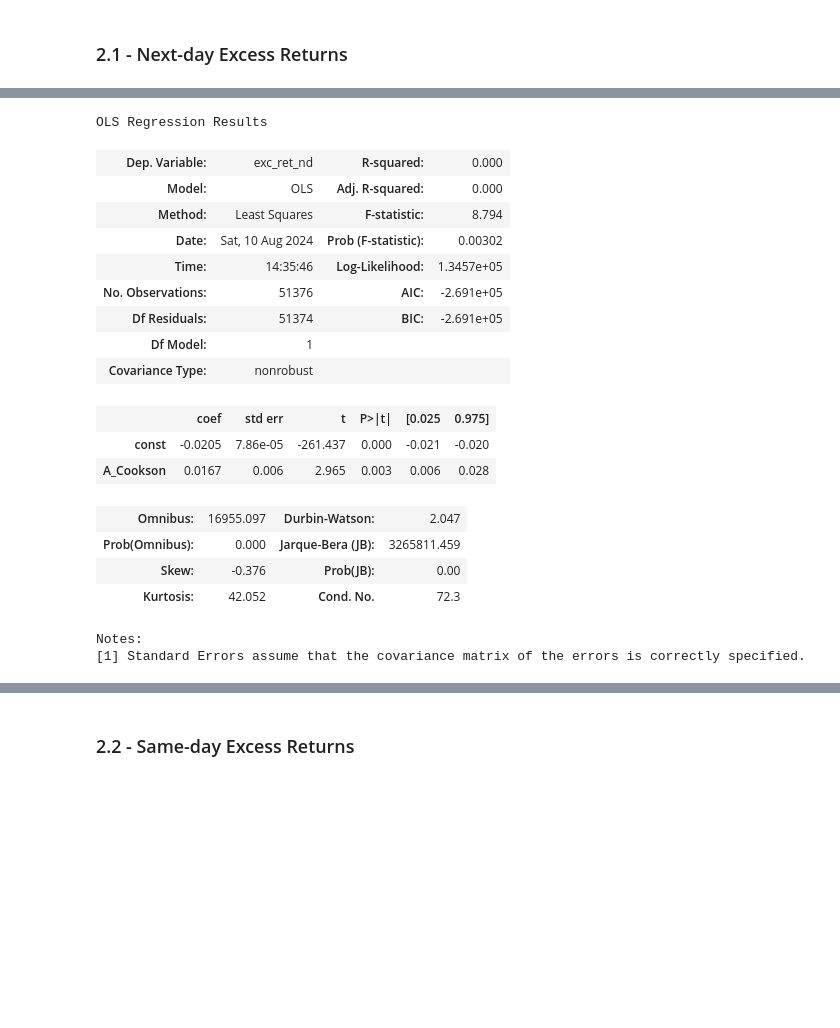
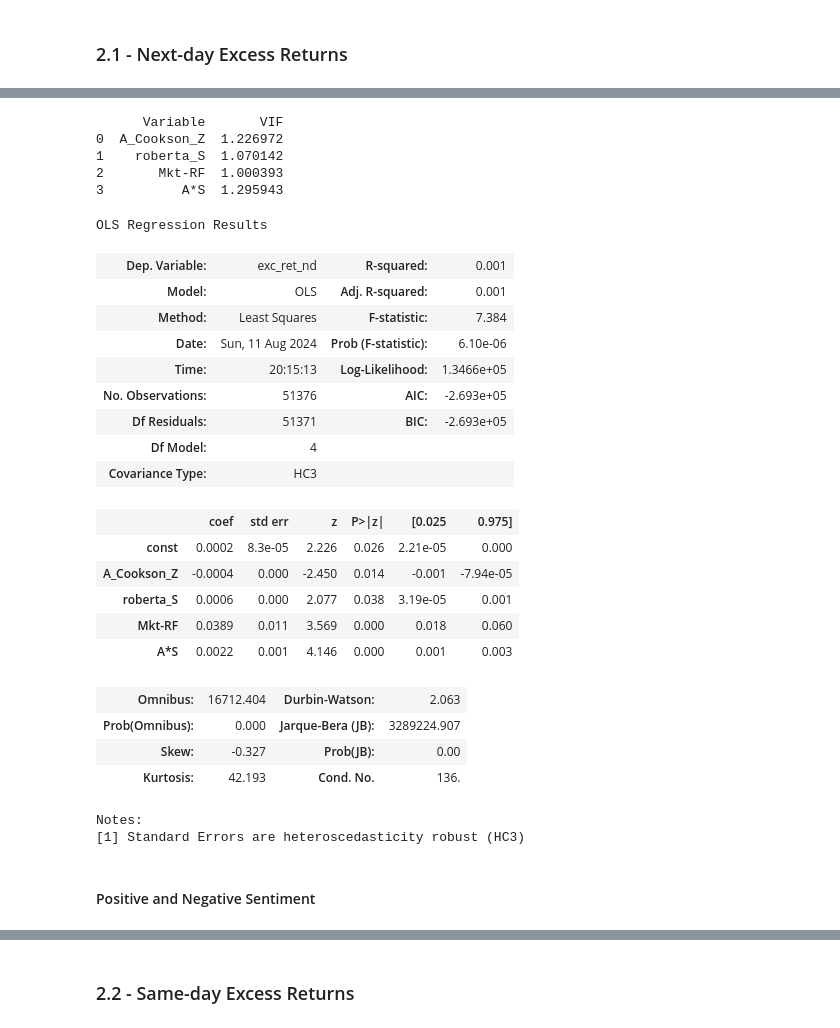
Before and after one commit to Berga20/Code_MSc_Thesis, a Jupyter notebook: Analysis.ipynb, the cells around one changed output, grey strips where cells are left out. Drawn from its saved outputs; the diff is of its cells as text; code cells hidden in the pictures; blank space fills up the shorter version.

Commit message:
Models In this phase:
1) Linear Regression models were defined, both with next-day and same-day excess returns as dependent variable

2) Factor construntion and portfolio sorts analysis.

```diff
--- a/Analysis.ipynb
+++ b/Analysis.ipynb
@@ -529,0 +516,8 @@ research_data
+# %%
+col = ['roberta_neg', 'roberta_neu', 'roberta_pos', 'neg', 'neu', 'pos', 'compound', 'roberta_S', 'vader_S']
+for i in col:
+    research_data[i] = research_data[i].ffill()
+    research_data[i] = research_data[i].bfill()
+
+#print(research_data.isna().sum())
+research_data
@@ -533,0 +555,13 @@ research_data
+# %%
+def panel_standardize_var(df, variable):
+
+    summary_stats = df.groupby('ticker')[variable].agg(['mean', 'std']).reset_index()
+    summary_stats.columns = ['ticker', f'mean_{variable}', f'std_{variable}']
+
+    df = pd.merge(df, summary_stats, on='ticker')
+
+    df[f'{variable}_Z'] = (df[variable] - df[f'mean_{variable}']) / df[f'std_{variable}']
+
+    df = df.drop(columns=[f'mean_{variable}', f'std_{variable}'])
+
+    return df
@@ -533,0 +570,3 @@ research_data
+# %%
+regressions_data = research_data
+regressions_data = panel_standardize_var(regressions_data, 'A_Cookson')
@@ -533,0 +577,3 @@ research_data
+# %%
+X = regressions_data[['A_Cookson_Z', 'roberta_S', 'Mkt-RF']]
+X['A*S'] = X['A_Cookson_Z'] * X['roberta_S']
@@ -534,26 +586,38 @@ research_data
+# %%
+print(calculate_vif(X))
+# %% [output]
+      Variable       VIF
+0  A_Cookson_Z  1.226972
+1    roberta_S  1.070142
+2       Mkt-RF  1.000393
+3          A*S  1.295943
 # %%
-X = research_data['A_Cookson']
 X_ols = sm.add_constant(X)
-y_ndret = research_data['exc_ret_nd']
-m1 = sm.OLS(y_ndret, X_ols).fit()
+y_ndret = regressions_data['exc_ret_nd']
+m1 = sm.OLS(y_ndret, X_ols).fit(cov_type='HC3')
 m1.summary()
 # %% [output]
 OLS Regression Results
-| Dep. Variable: | exc_ret_nd | R-squared: | 0.000 |
-| Model: | OLS | Adj. R-squared: | 0.000 |
-| Method: | Least Squares | F-statistic: | 8.794 |
-| Date: | Sat, 10 Aug 2024 | Prob (F-statistic): | 0.00302 |
-| Time: | 14:35:46 | Log-Likelihood: | 1.3457e+05 |
-| No. Observations: | 51376 | AIC: | -2.691e+05 |
-| Df Residuals: | 51374 | BIC: | -2.691e+05 |
-| Df Model: | 1 |  |  |
-| Covariance Type: | nonrobust |  |  |
+| Dep. Variable: | exc_ret_nd | R-squared: | 0.001 |
+| Model: | OLS | Adj. R-squared: | 0.001 |
+| Method: | Least Squares | F-statistic: | 7.384 |
+| Date: | Sun, 11 Aug 2024 | Prob (F-statistic): | 6.10e-06 |
+| Time: | 20:15:13 | Log-Likelihood: | 1.3466e+05 |
+| No. Observations: | 51376 | AIC: | -2.693e+05 |
+| Df Residuals: | 51371 | BIC: | -2.693e+05 |
+| Df Model: | 4 |  |  |
+| Covariance Type: | HC3 |  |  |
-|  | coef | std err | t | P>|t| | [0.025 | 0.975] |
-| const | -0.0205 | 7.86e-05 | -261.437 | 0.000 | -0.021 | -0.020 |
-| A_Cookson | 0.0167 | 0.006 | 2.965 | 0.003 | 0.006 | 0.028 |
+|  | coef | std err | z | P>|z| | [0.025 | 0.975] |
+| const | 0.0002 | 8.3e-05 | 2.226 | 0.026 | 2.21e-05 | 0.000 |
+| A_Cookson_Z | -0.0004 | 0.000 | -2.450 | 0.014 | -0.001 | -7.94e-05 |
+| roberta_S | 0.0006 | 0.000 | 2.077 | 0.038 | 3.19e-05 | 0.001 |
+| Mkt-RF | 0.0389 | 0.011 | 3.569 | 0.000 | 0.018 | 0.060 |
+| A*S | 0.0022 | 0.001 | 4.146 | 0.000 | 0.001 | 0.003 |
-| Omnibus: | 16955.097 | Durbin-Watson: | 2.047 |
-| Prob(Omnibus): | 0.000 | Jarque-Bera (JB): | 3265811.459 |
-| Skew: | -0.376 | Prob(JB): | 0.00 |
-| Kurtosis: | 42.052 | Cond. No. | 72.3 |
+| Omnibus: | 16712.404 | Durbin-Watson: | 2.063 |
+| Prob(Omnibus): | 0.000 | Jarque-Bera (JB): | 3289224.907 |
+| Skew: | -0.327 | Prob(JB): | 0.00 |
+| Kurtosis: | 42.193 | Cond. No. | 136. |
 Notes:
-[1] Standard Errors assume that the covariance matrix of the errors is correctly specified.
+[1] Standard Errors are heteroscedasticity robust (HC3)
+# %% [markdown]
+#### Positive and Negative Sentiment
```
Also changed, not shown: parts of 86 cells of this notebook.
